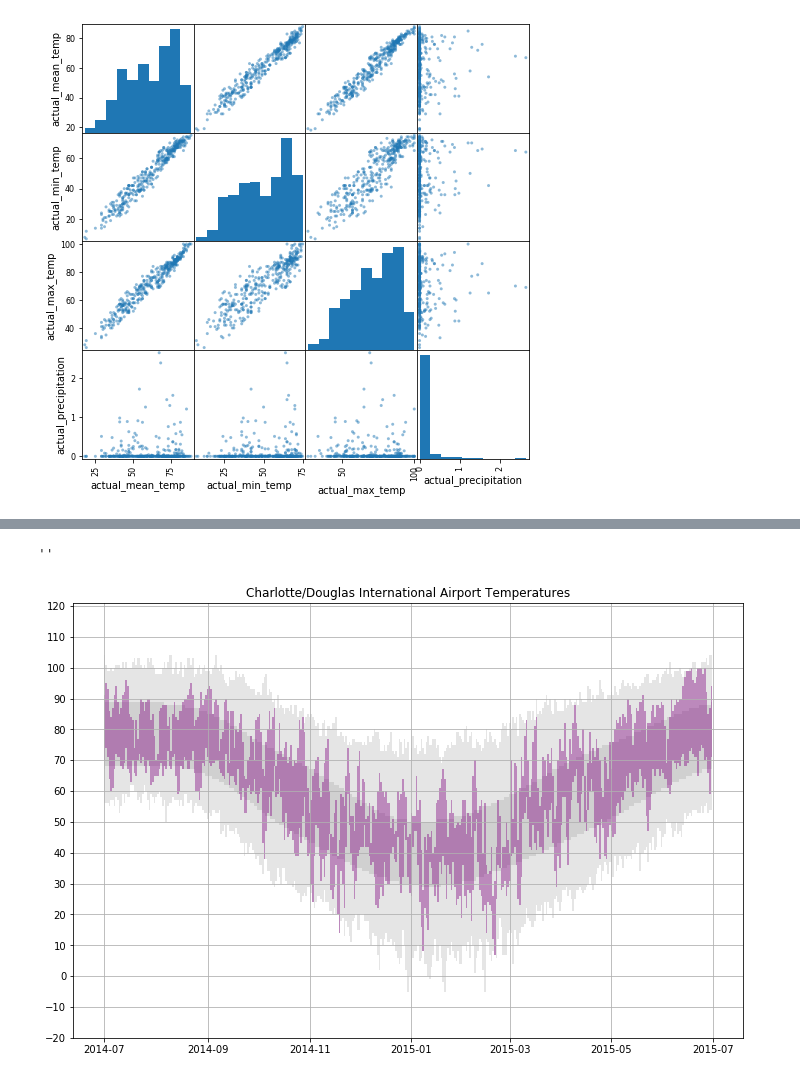
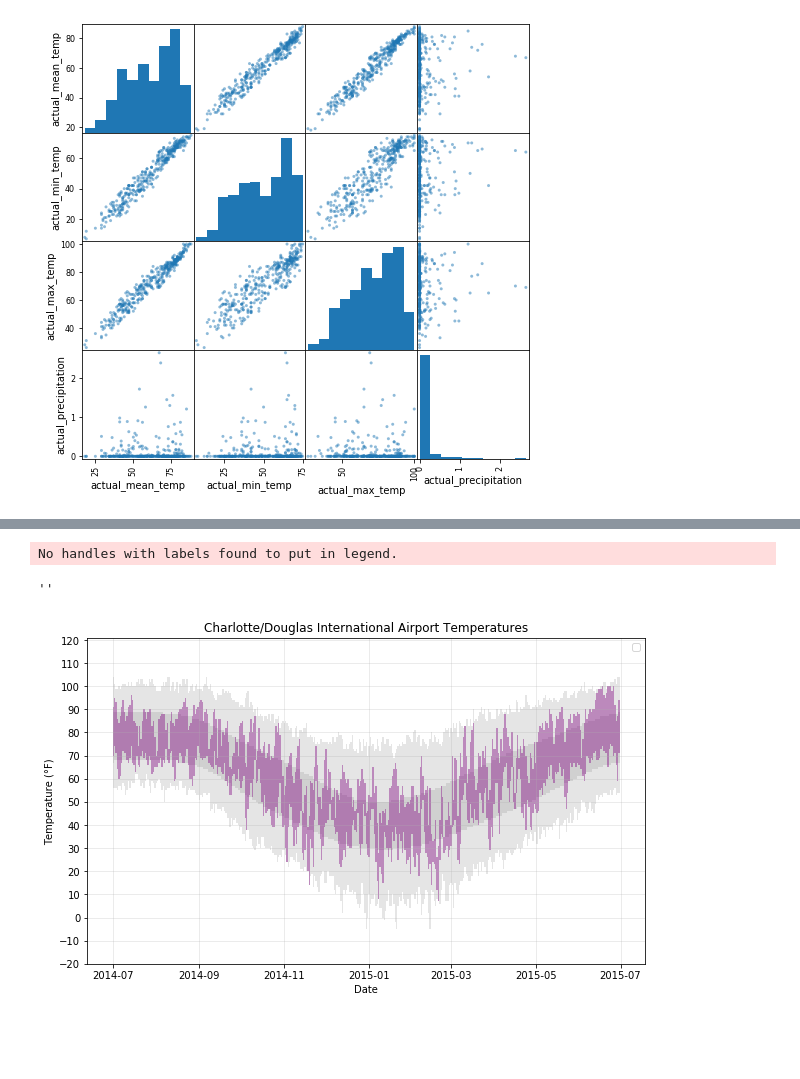
Before and after one commit to sn-ekstrand/weather-data-analysis, a Jupyter notebook: Untitled.ipynb, the cells around one changed output, grey strips where cells are left out. Saved outputs shown, nothing was run; the diff lists cells and outputs as text; code cells hidden in the pictures; blank space fills up the shorter version.

```diff
--- a/Untitled.ipynb
+++ b/Untitled.ipynb
@@ -77,36 +97,41 @@ ax.scatter(df_kclt['actual_mean_temp'],
 # %%
-fig, ax = plt.subplots(figsize=(12,8))
+fig, ax = plt.subplots(figsize=(10,6))
 
 temp_range = (-20, 121)
 
 ax.set_title('Charlotte/Douglas International Airport Temperatures')
 ax.set_ylim(temp_range)
 ax.set_yticks([x for x in range(temp_range[0], temp_range[1], 10)])
 # ax.set_xticks()
-ax.grid()
+ax.set_ylabel('Temperature (°F)')
+ax.set_xlabel('Date')
+ax.grid(alpha=0.5, linewidth=0.5)
+
+ax.legend()
 
 ax.bar(x=df_kclt.index,
        height=df_kclt['record_max_temp'] - df_kclt['record_min_temp'],
        bottom=df_kclt['record_min_temp'],
        color='gray',
        alpha=0.2,
        width=1.0)
 
 ax.bar(x=df_kclt.index,
        height=df_kclt['average_max_temp'] - df_kclt['average_min_temp'],
        bottom=df_kclt['average_min_temp'],
        color='gray',
        alpha=0.2,
        width=1.0)
 
 ax.bar(x=df_kclt.index,
        height=df_kclt['actual_max_temp'] - df_kclt['actual_min_temp'],
        bottom=df_kclt['actual_min_temp'],
        color='purple',
        alpha=0.4,
        width=1.0)
 
 ;
 # %% [output]
-''
+No handles with labels found to put in legend.
+''
-[figure, old version]
+[figure, new version]
```
Also changed, not shown: parts of 4 cells of this notebook.
